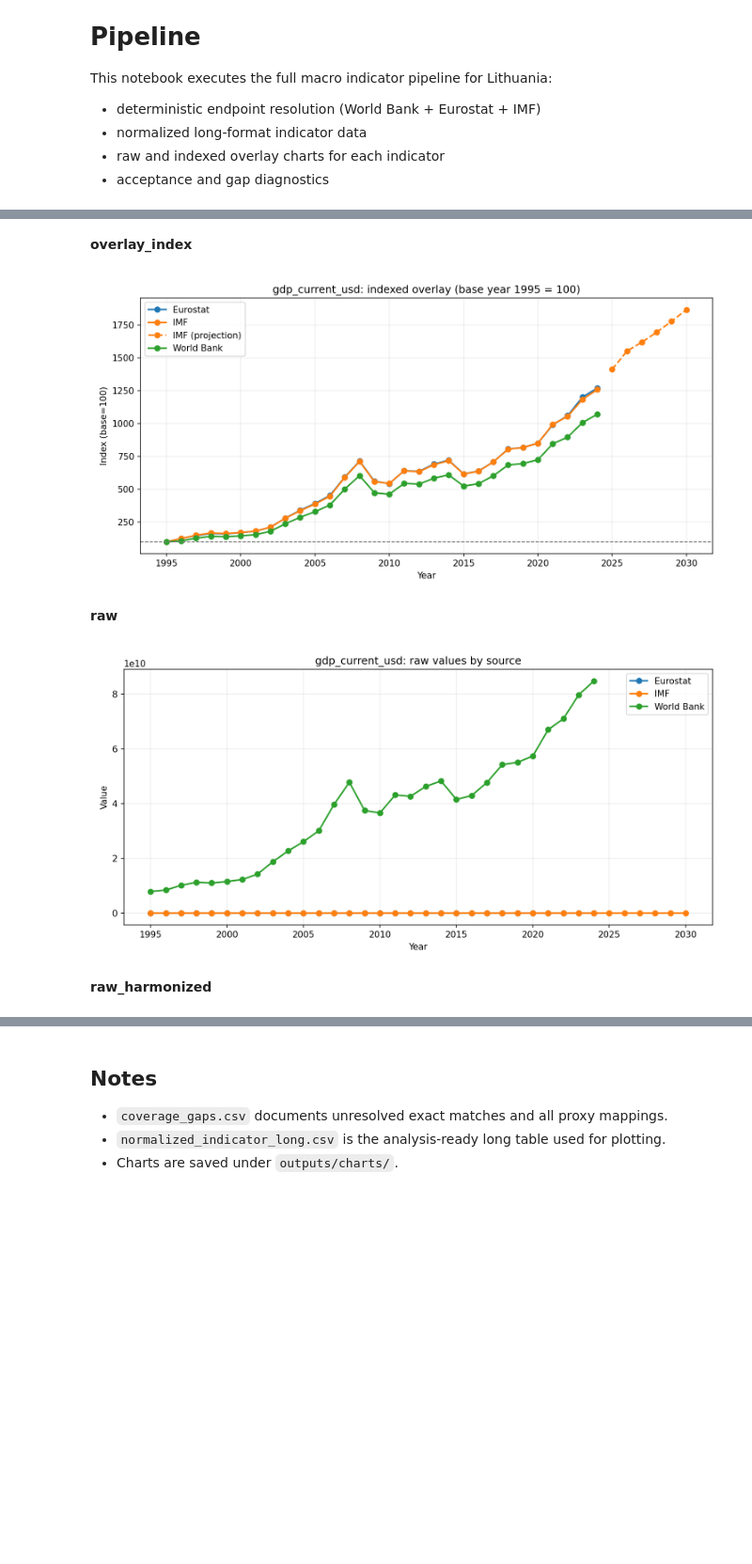
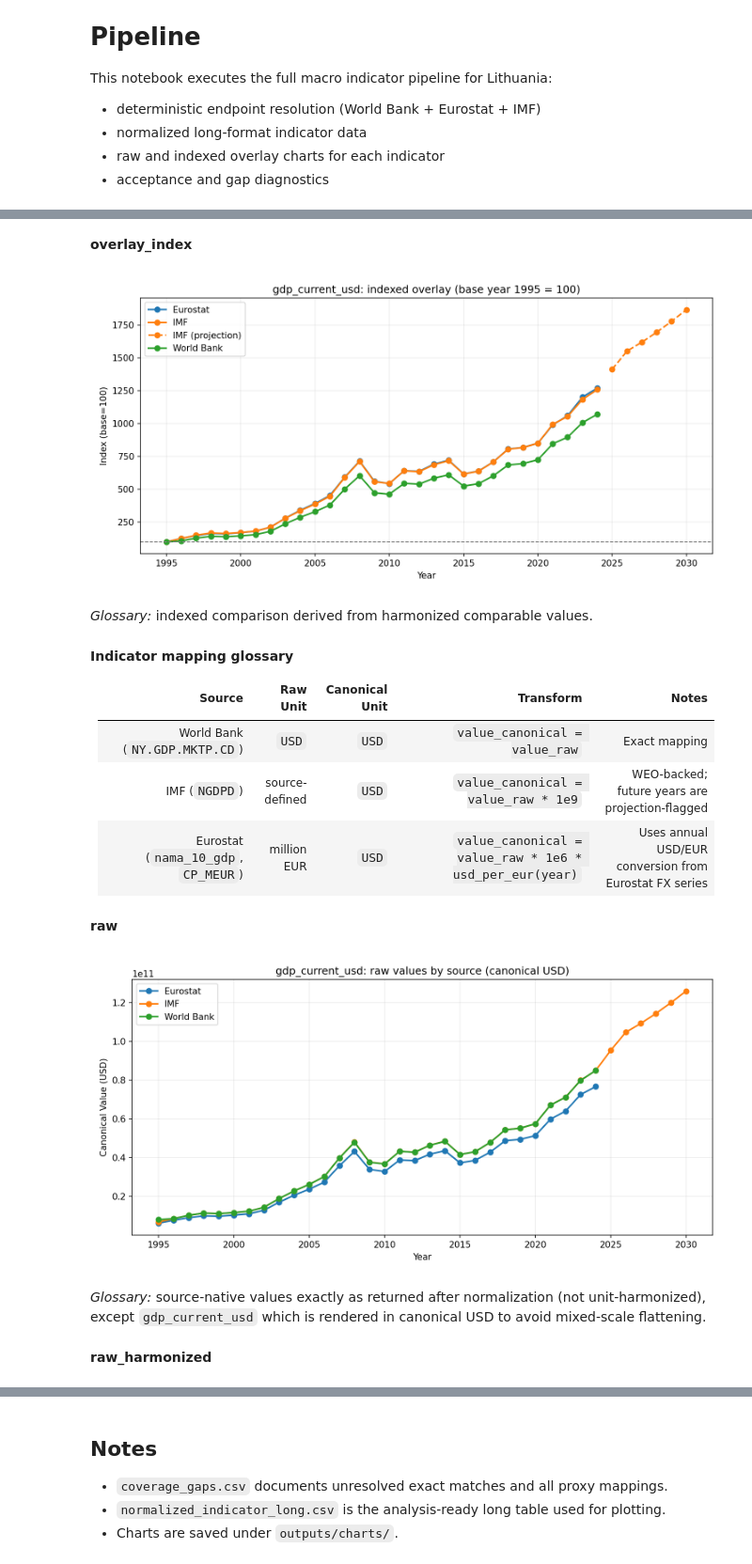
Before and after one commit to tuturis/bs2026_student_projects, a Jupyter notebook: Arturas_Sotnicenko/Macroeconomic_timeseries.ipynb, the cells around one changed output, grey strips where cells are left out. Shown at 94% size. Cells and saved outputs as stored; diff of their text form; code cells hidden in the pictures; blank space fills up the shorter version.

```diff
--- a/Arturas_Sotnicenko/Macroeconomic_timeseries.ipynb
+++ b/Arturas_Sotnicenko/Macroeconomic_timeseries.ipynb
@@ -160,0 +62,17 @@ Output directory: /workspaces/da-ai/bs2026_student_projects/Arturas_Sotnicenko/b
+# %%
+glossary_path = resolve_indicator_plot_glossary_path(
+    root=root,
+    current_dir=current_dir,
+    project_subdir=str(project_subdir),
+)
+if glossary_path is not None:
+    chart_type_glossary, indicator_glossary = load_indicator_plot_glossary(glossary_path)
+else:
+    chart_type_glossary, indicator_glossary = {}, {}
+
+print(f'Country code: {country_code}')
+print(f'Output directory: {outdir.resolve()}')
+if glossary_path is not None:
+    print(f'Glossary loaded: {glossary_path}')
+else:
+    print('Glossary loaded: none (INDICATOR_PLOT_GLOSSARY.md not found)')
@@ -348,11 +156,24 @@ for indicator_id in indicator_index['indicator_id'].tolist():
     manifest_rows = chart_manifest[chart_manifest['indicator_id'] == indicator_id].sort_values('chart_type')
     display(manifest_rows[['chart_type', 'status', 'base_year', 'file_path', 'note']])
 
+    indicator_glossary_shown = False
     for _, chart_row in manifest_rows.iterrows():
         if chart_row['status'] != 'ok':
             continue
-        display(Markdown(f"**{chart_row['chart_type']}**"))
+
+        chart_type = str(chart_row['chart_type'])
+        display(Markdown(f"**{chart_type}**"))
         display(Image(filename=chart_row['file_path']))
+
+        chart_note = chart_type_glossary.get(chart_type)
+        if chart_note:
+            display(Markdown(f"_Glossary:_ {chart_note}"))
+
+        if not indicator_glossary_shown:
+            indicator_note = indicator_glossary.get(indicator_id, '')
+            if indicator_note:
+                display(Markdown("**Indicator mapping glossary**\n\n" + indicator_note))
+                indicator_glossary_shown = True
 # %% [output]
 ## gdp_current_usd
 |  | chart_type | status | base_year | file_path | note |
@@ -361,7 +182,16 @@ for indicator_id in indicator_index['indicator_id'].tolist():
 | 4 | raw_harmonized | ok | NaN | /workspaces/da-ai/bs2026_student_... |  |
 **overlay_index**
 [figure]
-**raw**
+_Glossary:_ indexed comparison derived from harmonized comparable values.
+**Indicator mapping glossary**
+
+| Source | Raw Unit | Canonical Unit | Transform | Notes |
+|---|---|---|---|---|
+| World Bank (`NY.GDP.MKTP.CD`) | `USD` | `USD` | `value_canonical = value_raw` | Exact mapping |
+| IMF (`NGDPD`) | source-defined | `USD` | `value_canonical = value_raw * 1e9` | WEO-backed; future years are projection-flagged |
+| Eurostat (`nama_10_gdp`, `CP_MEUR`) | million EUR | `USD` | `value_canonical = value_raw * 1e6 * usd_per_eur(year)` | Uses annual USD/EUR conversion from Eurostat FX series |
+**raw**
-[figure, old version]
+[figure, new version]
-**raw_harmonized**
+_Glossary:_ source-native values exactly as returned after normalization (not unit-harmonized), except `gdp_current_usd` which is rendered in canonical USD to avoid mixed-scale flattening.
+**raw_harmonized**
 [figure]
```
Also changed, not shown: parts of 8 cells of this notebook.
